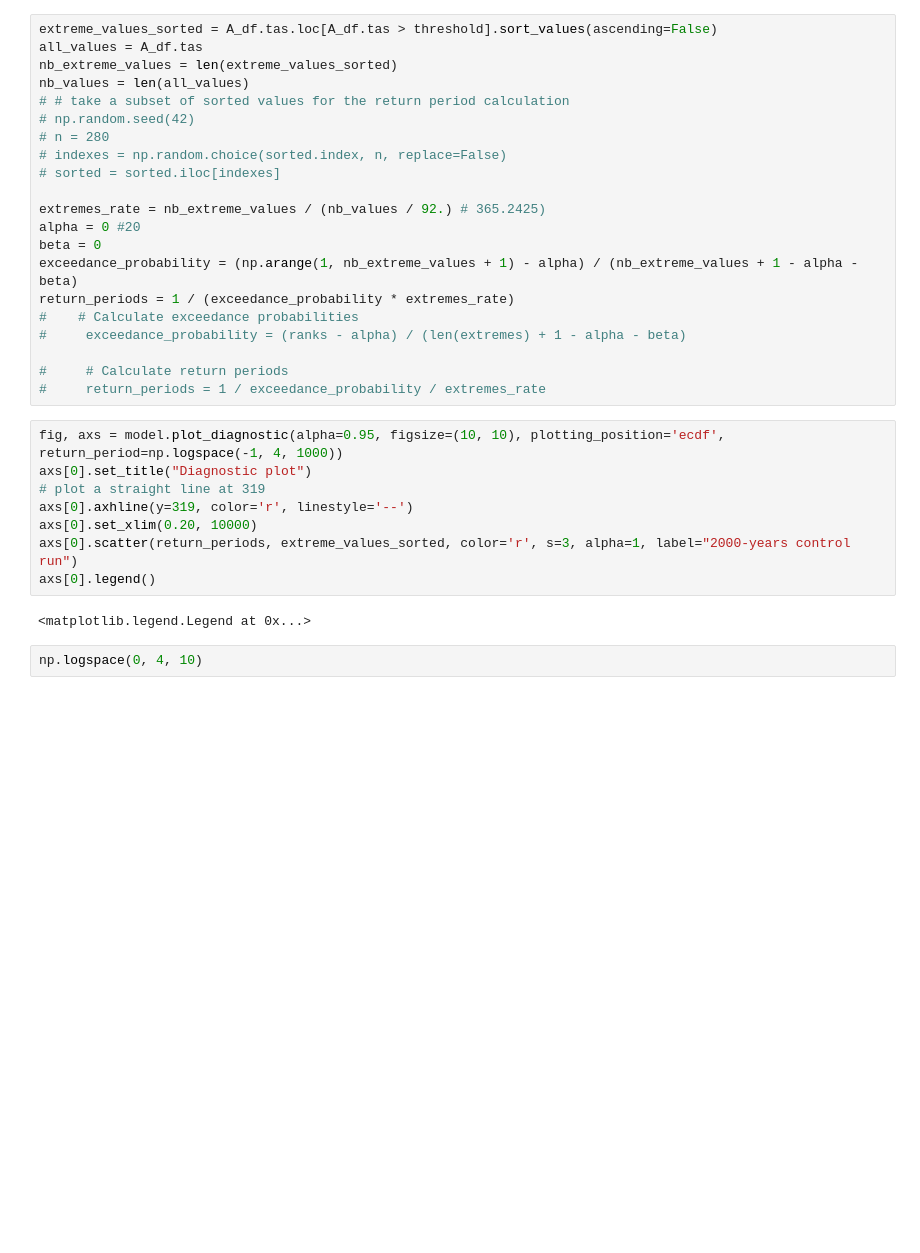
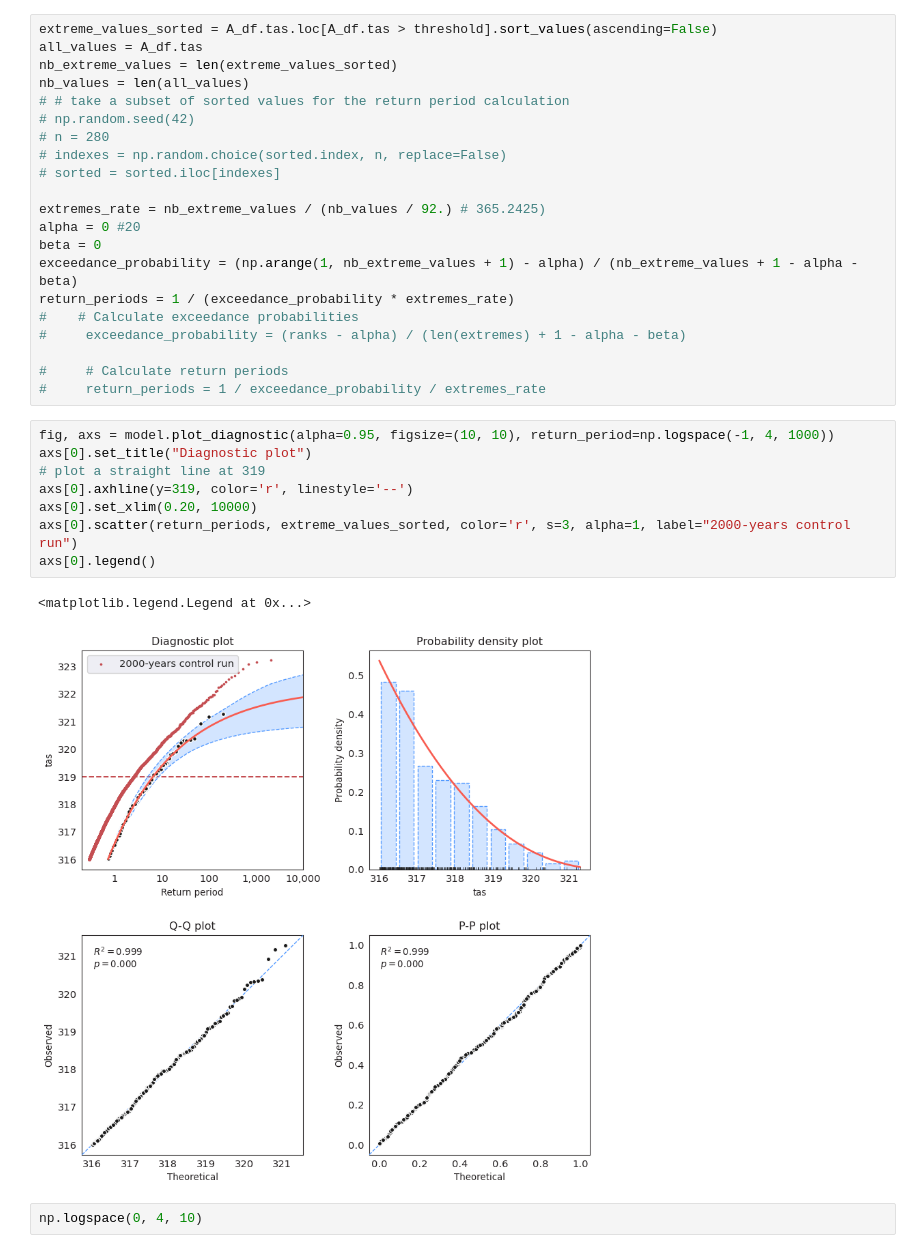
Before and after one commit to amaurylancelin/EVT_rosbypalooza, a Jupyter notebook: heatwaves/explo_hw_amaury.ipynb, the cells around one changed output. Cells and saved outputs as stored; diff of their text form; blank space fills up the shorter version.

```diff
--- a/heatwaves/explo_hw_amaury.ipynb
+++ b/heatwaves/explo_hw_amaury.ipynb
@@ -182,15 +182,16 @@ return_periods = 1 / (exceedance_probability * extremes_rate)
 #     # Calculate return periods
 #     return_periods = 1 / exceedance_probability / extremes_rate
 # %%
-fig, axs = model.plot_diagnostic(alpha=0.95, figsize=(10, 10), plotting_position='ecdf', return_period=np.logspace(-1, 4, 1000))
+fig, axs = model.plot_diagnostic(alpha=0.95, figsize=(10, 10), return_period=np.logspace(-1, 4, 1000))
 axs[0].set_title("Diagnostic plot")
 # plot a straight line at 319
 axs[0].axhline(y=319, color='r', linestyle='--')
 axs[0].set_xlim(0.20, 10000)
 axs[0].scatter(return_periods, extreme_values_sorted, color='r', s=3, alpha=1, label="2000-years control run")
 axs[0].legend()
 # %% [output]
 <matplotlib.legend.Legend at 0x...>
+[figure, added]
 # %%
 np.logspace(0, 4, 10)
 # %% [output]
```
Also changed, not shown: 1 other file.
